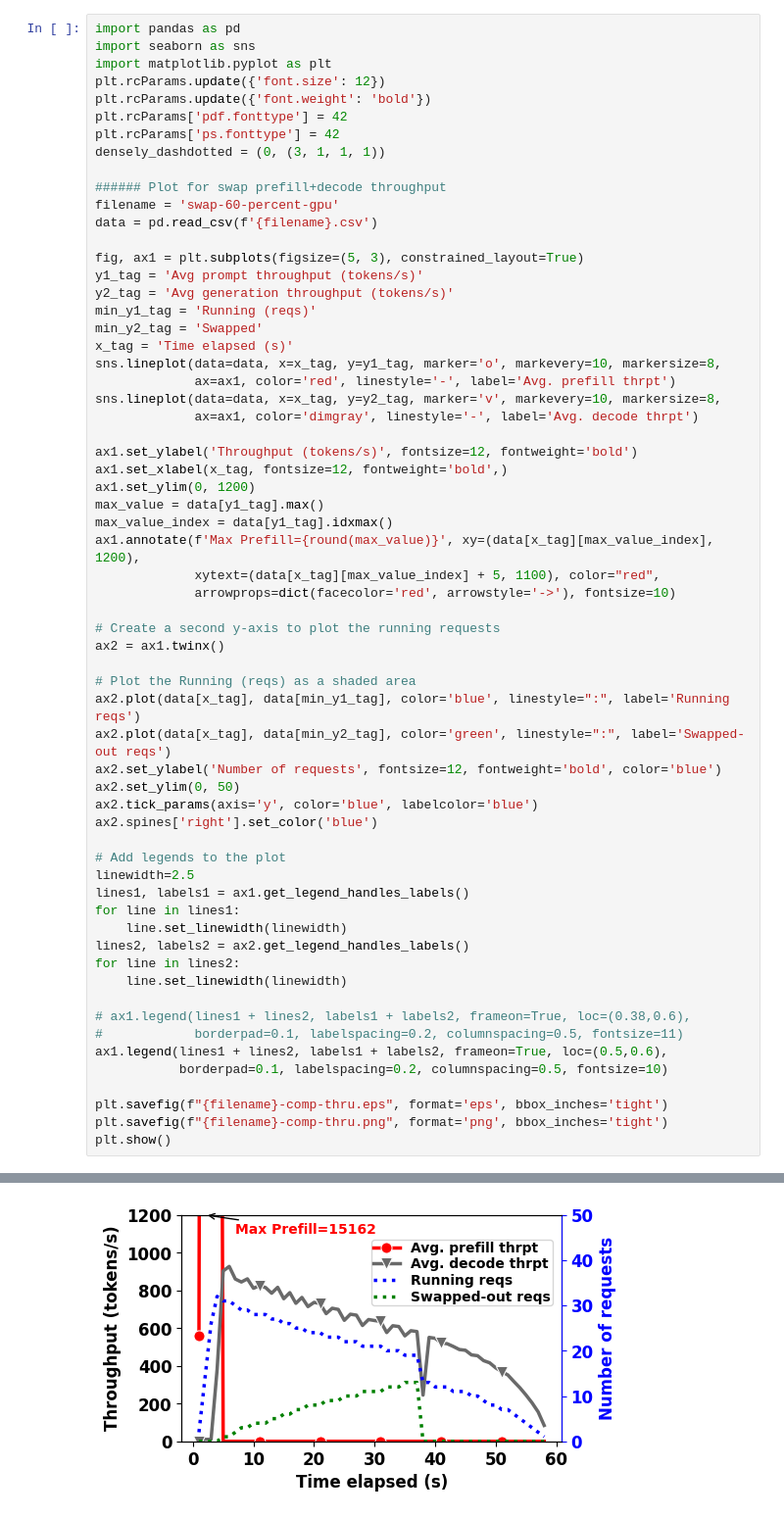
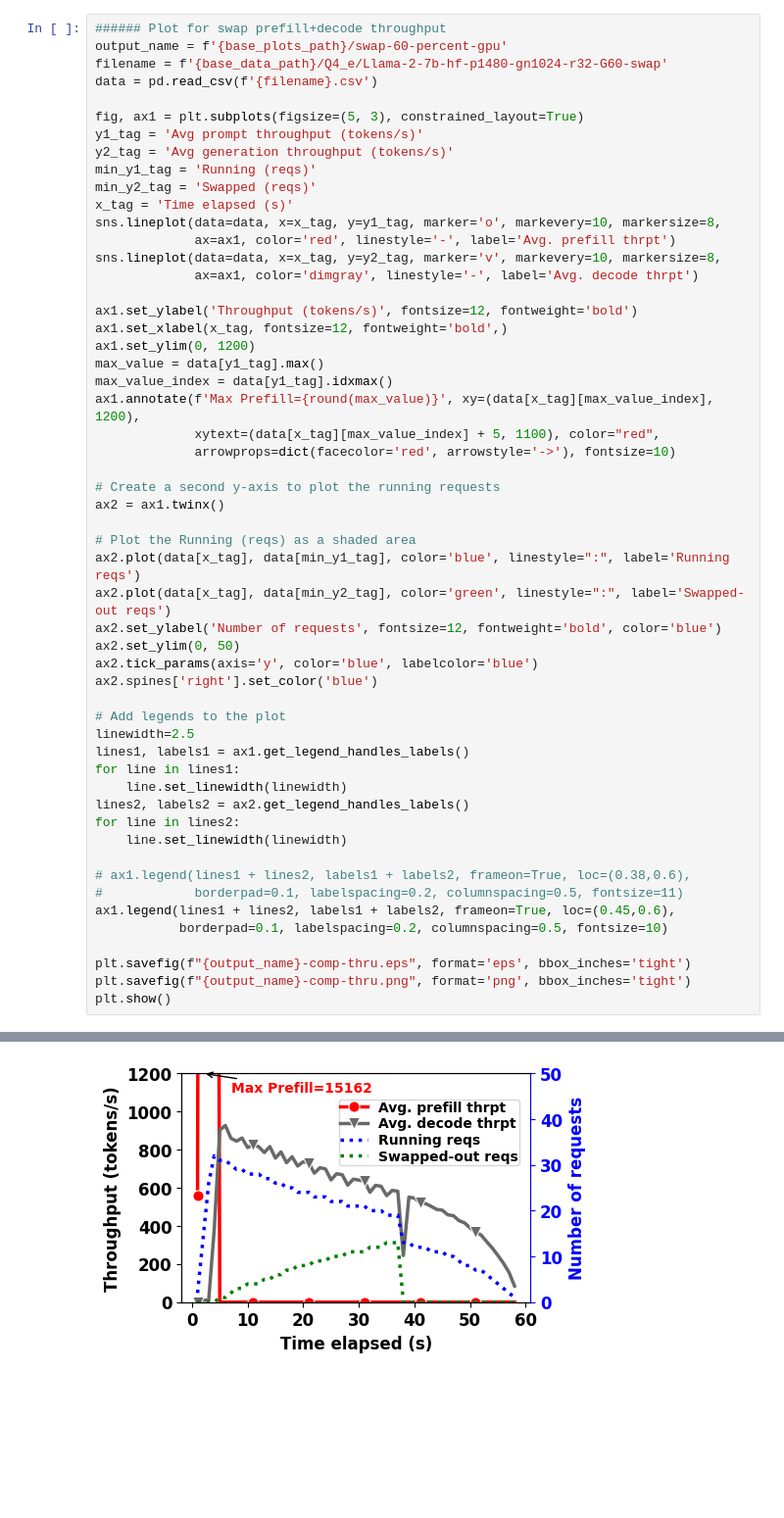
Before and after one commit to Jye-525/UnBoxKV-IO, a Jupyter notebook: plots_script/plot-swap-vs-recompute.ipynb, the cells around one changed output, grey strips where cells are left out. Shown at 98% size. Drawn from its saved outputs; the diff is of its cells as text; blank space fills up the shorter version.

Commit message:
modify plots script

```diff
--- a/plots_script/plot-swap-vs-recompute.ipynb
+++ b/plots_script/plot-swap-vs-recompute.ipynb
@@ -1,22 +13,14 @@
 # %%
-import pandas as pd
-import seaborn as sns
-import matplotlib.pyplot as plt
-plt.rcParams.update({'font.size': 12})
-plt.rcParams.update({'font.weight': 'bold'})
-plt.rcParams['pdf.fonttype'] = 42
-plt.rcParams['ps.fonttype'] = 42
-densely_dashdotted = (0, (3, 1, 1, 1))
-
 ###### Plot for swap prefill+decode throughput
-filename = 'swap-60-percent-gpu'
+output_name = f'{base_plots_path}/swap-60-percent-gpu'
+filename = f'{base_data_path}/Q4_e/Llama-2-7b-hf-p1480-gn1024-r32-G60-swap'
 data = pd.read_csv(f'{filename}.csv')
 
 fig, ax1 = plt.subplots(figsize=(5, 3), constrained_layout=True)
 y1_tag = 'Avg prompt throughput (tokens/s)'
 y2_tag = 'Avg generation throughput (tokens/s)'
 min_y1_tag = 'Running (reqs)'
-min_y2_tag = 'Swapped'
+min_y2_tag = 'Swapped (reqs)'
 x_tag = 'Time elapsed (s)'
 sns.lineplot(data=data, x=x_tag, y=y1_tag, marker='o', markevery=10, markersize=8,
              ax=ax1, color='red', linestyle='-', label='Avg. prefill thrpt')
@@ -32,36 +36,36 @@ ax1.annotate(f'Max Prefill={round(max_value)}', xy=(data[x_tag][max_value_index]
              xytext=(data[x_tag][max_value_index] + 5, 1100), color="red",
              arrowprops=dict(facecolor='red', arrowstyle='->'), fontsize=10)
 
 # Create a second y-axis to plot the running requests
 ax2 = ax1.twinx()
 
 # Plot the Running (reqs) as a shaded area
 ax2.plot(data[x_tag], data[min_y1_tag], color='blue', linestyle=":", label='Running reqs')
 ax2.plot(data[x_tag], data[min_y2_tag], color='green', linestyle=":", label='Swapped-out reqs')
 ax2.set_ylabel('Number of requests', fontsize=12, fontweight='bold', color='blue')
 ax2.set_ylim(0, 50)
 ax2.tick_params(axis='y', color='blue', labelcolor='blue')
 ax2.spines['right'].set_color('blue')
 
 # Add legends to the plot
 linewidth=2.5
 lines1, labels1 = ax1.get_legend_handles_labels()
 for line in lines1:
     line.set_linewidth(linewidth)
 lines2, labels2 = ax2.get_legend_handles_labels()
 for line in lines2:
     line.set_linewidth(linewidth)
 
 # ax1.legend(lines1 + lines2, labels1 + labels2, frameon=True, loc=(0.38,0.6),
 #            borderpad=0.1, labelspacing=0.2, columnspacing=0.5, fontsize=11)
-ax1.legend(lines1 + lines2, labels1 + labels2, frameon=True, loc=(0.5,0.6),
+ax1.legend(lines1 + lines2, labels1 + labels2, frameon=True, loc=(0.45,0.6),
            borderpad=0.1, labelspacing=0.2, columnspacing=0.5, fontsize=10)
 
-plt.savefig(f"{filename}-comp-thru.eps", format='eps', bbox_inches='tight')
-plt.savefig(f"{filename}-comp-thru.png", format='png', bbox_inches='tight')
+plt.savefig(f"{output_name}-comp-thru.eps", format='eps', bbox_inches='tight')
+plt.savefig(f"{output_name}-comp-thru.png", format='png', bbox_inches='tight')
 plt.show()
 # %% [output]
 The PostScript backend does not support transparency; partially transparent artists will be rendered opaque.
-[figure, old version]
+[figure, new version]
 # %%
 ###### Plot for swap GPU + CPU utilization
```
Also changed, not shown: parts of 10 cells of this notebook, 49 other files.
